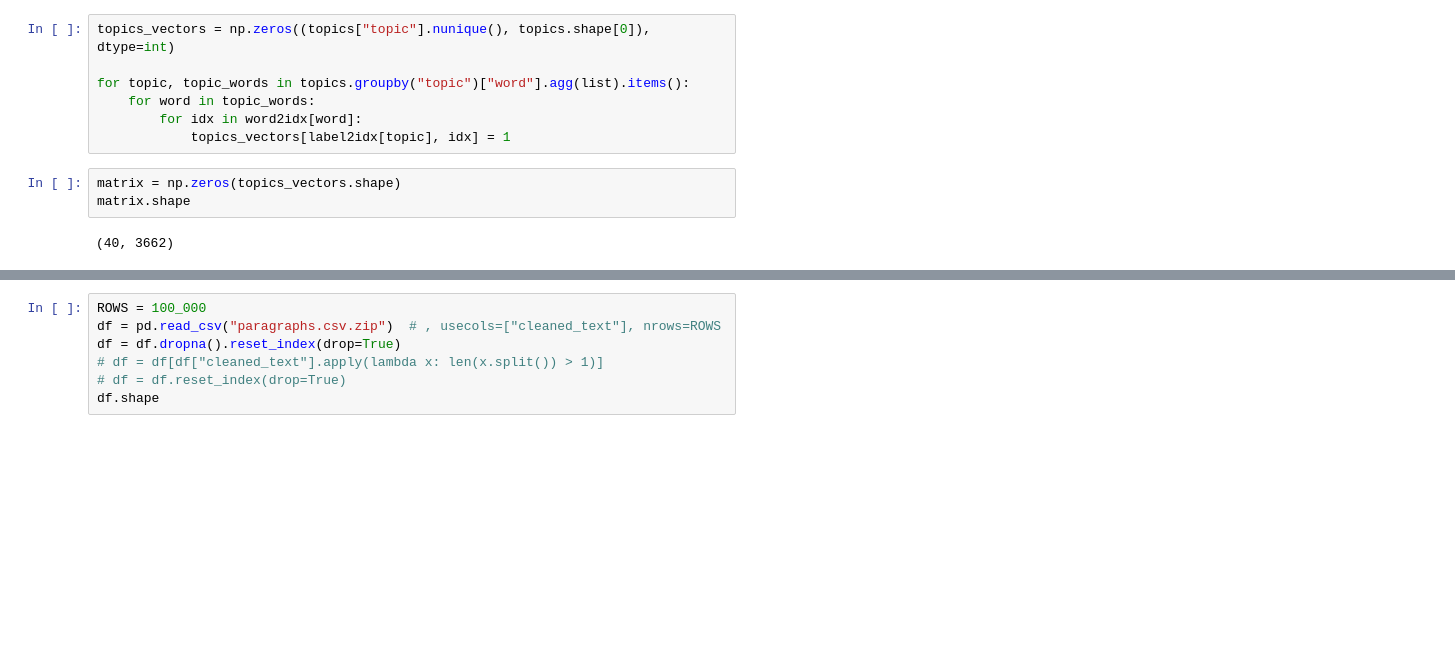
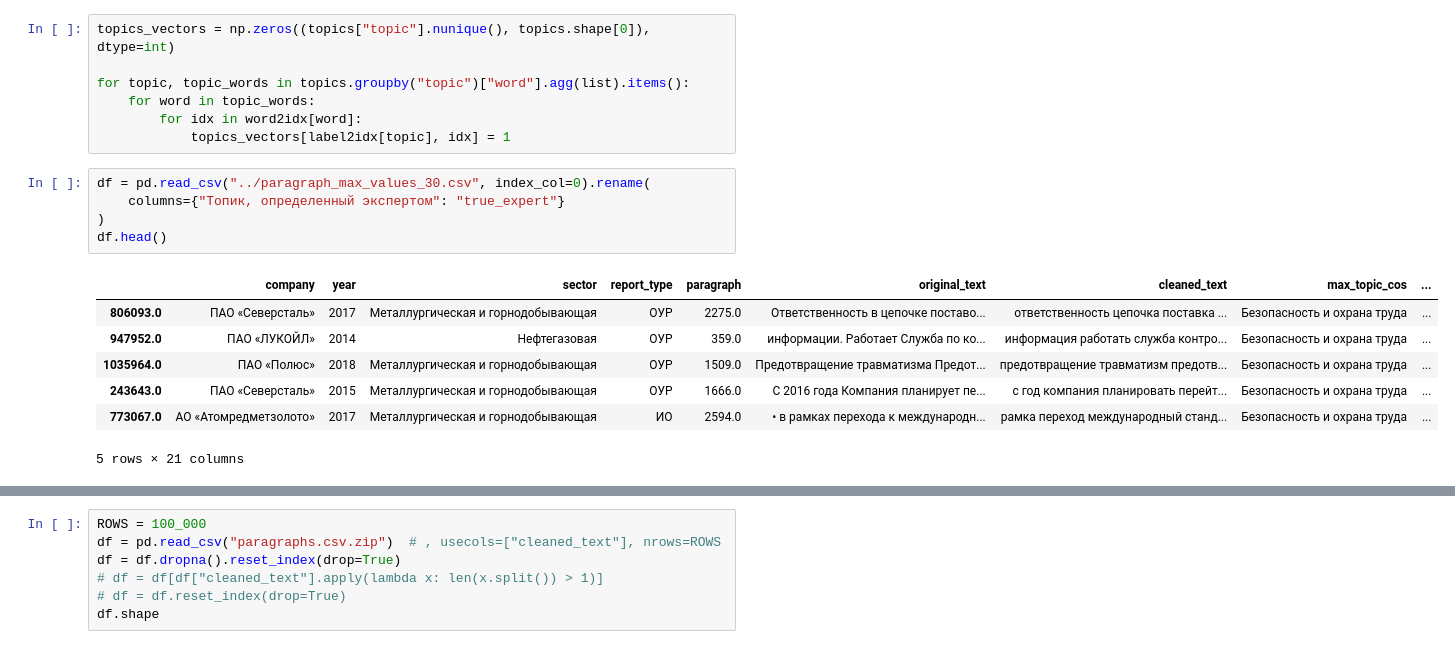
Before and after one commit to tarasovEgor/ESG_Reports, a Jupyter notebook: topics/all_topics_with_expert.ipynb, the cells around one changed output, grey strips where cells are left out. Saved outputs shown, nothing was run; the diff lists cells and outputs as text; blank space fills up the shorter version.

Commit message:
upd expert

```diff
--- a/topics/all_topics_with_expert.ipynb
+++ b/topics/all_topics_with_expert.ipynb
@@ -87,8 +70,16 @@ for topic, topic_words in topics.groupby("topic")["word"].agg(list).items():
     for word in topic_words:
         for idx in word2idx[word]:
             topics_vectors[label2idx[topic], idx] = 1
-# %%
-matrix = np.zeros(topics_vectors.shape)
-matrix.shape
-# %% [output]
-(40, 3662)
+# %%
+df = pd.read_csv("../paragraph_max_values_30.csv", index_col=0).rename(
+    columns={"Топик, определенный экспертом": "true_expert"}
+)
+df.head()
+# %% [output]
+|  | company | year | sector | report_type | paragraph | original_text | cleaned_text | max_topic_cos | ... |
+| 806093.0 | ПАО «Северсталь» | 2017 | Металлургическая и горнодобывающая | ОУР | 2275.0 | Ответственность в цепочке поставо... | ответственность цепочка поставка ... | Безопасность и охрана труда | ... |
+| 947952.0 | ПАО «ЛУКОЙЛ» | 2014 | Нефтегазовая | ОУР | 359.0 | информации. Работает Служба по ко... | информация работать служба контро... | Безопасность и охрана труда | ... |
+| 1035964.0 | ПАО «Полюс» | 2018 | Металлургическая и горнодобывающая | ОУР | 1509.0 | Предотвращение травматизма Предот... | предотвращение травматизм предотв... | Безопасность и охрана труда | ... |
+| 243643.0 | ПАО «Северсталь» | 2015 | Металлургическая и горнодобывающая | ОУР | 1666.0 | С 2016 года Компания планирует пе... | с год компания планировать перейт... | Безопасность и охрана труда | ... |
+| 773067.0 | АО «Атомредметзолото» | 2017 | Металлургическая и горнодобывающая | ИО | 2594.0 | • в рамках перехода к международн... | рамка переход международный станд... | Безопасность и охрана труда | ... |
+5 rows × 21 columns
```
Also changed, not shown: parts of 28 cells of this notebook.
